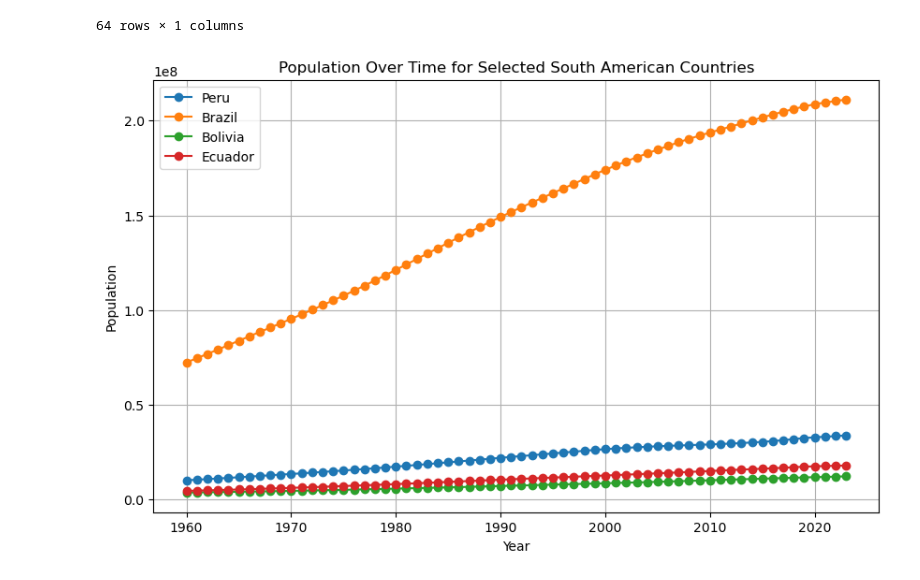
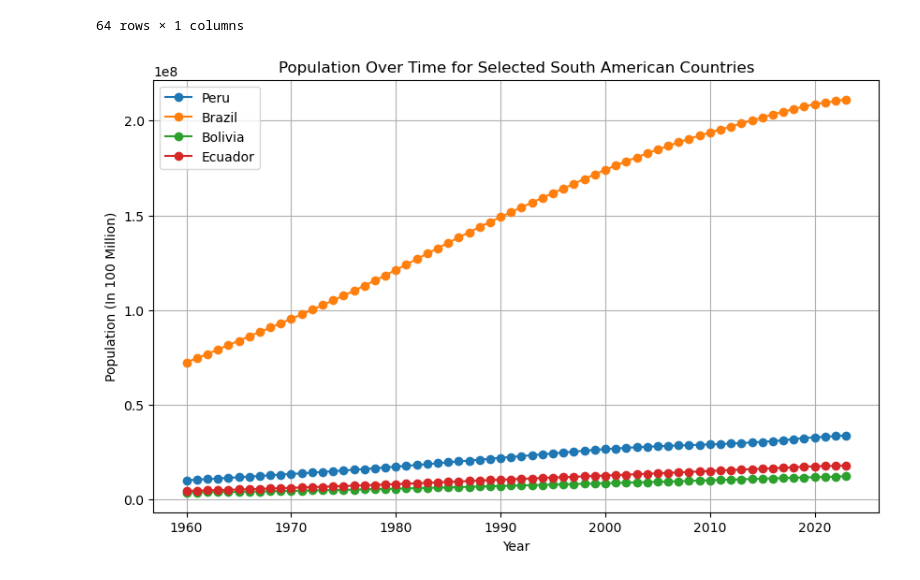
Before and after one commit to colby-alonzo/EEP153_Proj1, a Jupyter notebook: Visualizations.ipynb, the cells around one changed output. Drawn from its saved outputs; the diff is of its cells as text; code cells hidden in the pictures.

```diff
--- a/Visualizations.ipynb
+++ b/Visualizations.ipynb
@@ -247,35 +273,35 @@ import matplotlib.pyplot as plt
 # Ensure Year column is numeric for all dataframes
 for df in [filtered_southamerica_Peru, filtered_southamerica_Brazil,
            filtered_southamerica_Bolivia, filtered_southamerica_Ecuador]:
     df['Year'] = pd.to_numeric(df['Year'], errors='coerce')  # Convert Year column to numeric, coerce errors
     df.dropna(subset=['Year', 'Value'], inplace=True)  # Remove rows with NaN values
 
 # Plot each country's population on the same figure
 plt.figure(figsize=(10, 6))  # Set figure size
 
 # Define dataset dictionary for cleaner plotting
 datasets = {
     "Peru": filtered_southamerica_Peru,
     "Brazil": filtered_southamerica_Brazil,
     "Bolivia": filtered_southamerica_Bolivia,
     "Ecuador": filtered_southamerica_Ecuador
 }
 
 # Iterate over datasets and plot
 for country, df in datasets.items():
     plt.plot(df['Year'], df['Value'], marker='o', linestyle='-', label=country)
 
 # Add labels, title, and grid
 plt.xlabel('Year')
-plt.ylabel('Population')
+plt.ylabel('Population (In 100 Million)')
 plt.title('Population Over Time for Selected South American Countries')
 plt.grid(True)
 plt.legend()  # Show legend to differentiate countries
 
 # Display the plot
 plt.show()
 # %% [output]
-[figure, old version]
+[figure, new version]
 # %%
 import numpy as np
 import pandas as pd
```
Also changed, not shown: parts of 8 cells of this notebook, 6 other files.
